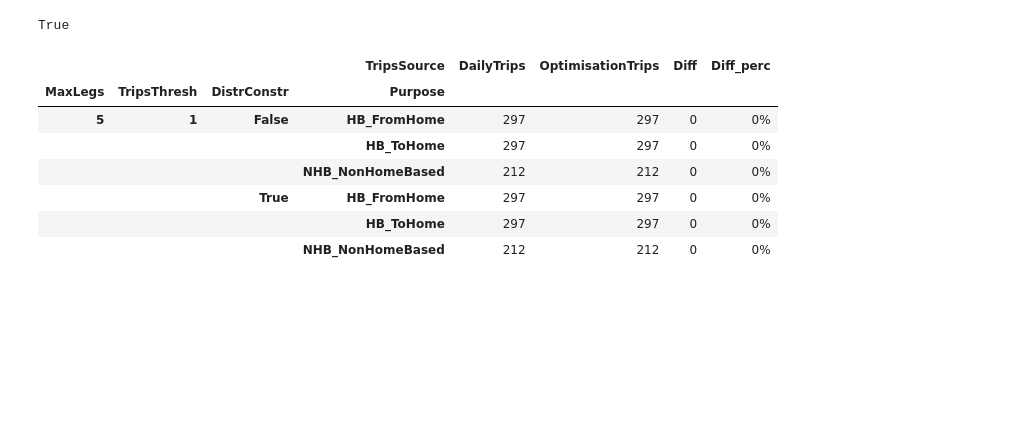
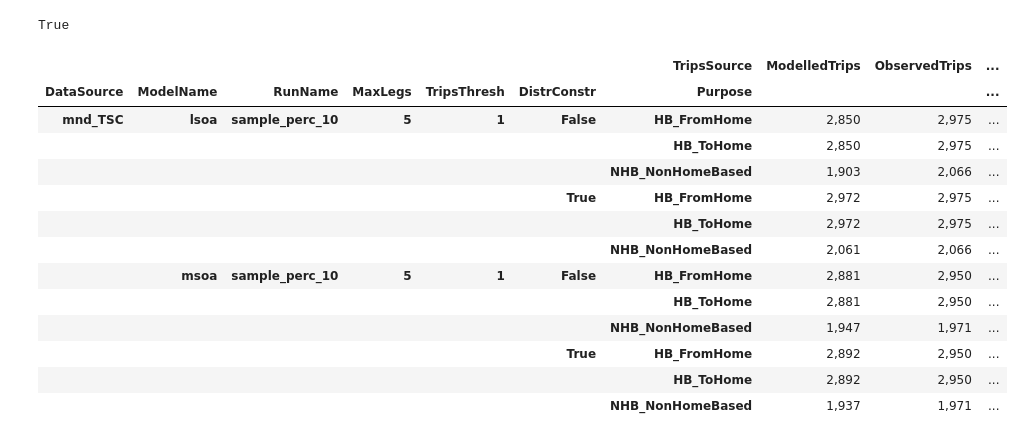
Before and after one commit to harisbal/od2trs, a Jupyter notebook: analysis/optimisation_results.ipynb, the cells around one changed output. Saved outputs shown, nothing was run; the diff lists cells and outputs as text; code cells hidden in the pictures; blank space fills up the shorter version.

```diff
--- a/analysis/optimisation_results.ipynb
+++ b/analysis/optimisation_results.ipynb
@@ -54,7 +57,7 @@ def convert_optimisation_output_to_trips(tcs_descr, optim_output):
     df = tcs_descr.join(optim_output, how='right')
     grpby_cols = ['Origin', 'Destination', 'Purpose', 'Timeperiod']
     optimisation_trips = df.groupby(grpby_cols)['TimesUsed'].sum().squeeze()
-    optimisation_trips.name = 'OptimisationTrips'
+    optimisation_trips.name = 'ModelledTrips'
     return optimisation_trips
 # %%
 def get_modelled_trips(paths):
@@ -129,7 +119,7 @@ def prepare_ditribution_comparison(fldrpaths):
     observed_distr = observed_distr.squeeze()
 
     distr_comp = observed_distr.to_frame().join(optim_distr, rsuffix='_')
-    distr_comp.columns = ['Observed', 'Estimated']
+    distr_comp.columns = ['Observed', 'Modelled']
     distr_comp.columns.name = 'Source'
     distr_comp = distr_comp.stack()
     distr_comp.name = 'Percentage'
@@ -256,7 +270,22 @@ dtype of optimisation results before conversion to integer: float64
 # %%
-export = False
+comparisons = dict()
+
+ods = list()
+distrs = list()
+descrs = list()
+
+for ri in run_info:
+    comp_ods, comp_distrs, comp_descrs = main(list(ri))
+    ods.append(comp_ods)
+    distrs.append(comp_distrs)
+    descrs.append(comp_descrs)
+
+comparisons['ods'] = pd.concat(ods)
+comparisons['distrs'] = pd.concat(distrs)
+comparisons['descrs'] = pd.concat(descrs)
+
 if export:
-    mdl_nchains.to_csv(os.path.join(out_folder, 'optimisation_results.csv'), header=True, index=True)
-    comp_distrs.to_csv(os.path.join(out_folder, 'comparison_distributions.csv'), header=True, index=True)
-    comp_ods.to_csv(os.path.join(out_folder, 'comparison_od.csv'), header=True)
-    comp_descrs.to_csv(os.path.join(out_folder, 'comparison_descrs.csv'), header=True, index=True)
+    #mdl_nchains.to_csv(os.path.join(out_folder, 'optimisation_results.csv'), header=True, index=True)
+    comparisons['ods'].to_csv(os.path.join(out_folder, 'comparison_od.csv'), header=True)
+    comparisons['distrs'].to_csv(os.path.join(out_folder, 'comparison_distributions.csv'), header=True, index=True)
+    comparisons['descrs'].to_csv(os.path.join(out_folder, 'comparison_descrs.csv'), header=True, index=True)
@@ -272,26 +318,36 @@ df['BelowTolerance'].all()
 # %% [output]
 True
 # %%
-df = comp_ods.groupby(level=['MaxLegs', 'TripsThresh', 'DistrConstr', 'TripsSource', 'Purpose']).sum()
+grpby_lvls = ['DataSource', 'ModelName', 'RunName',
+              'MaxLegs', 'TripsThresh', 'DistrConstr',
+              'TripsSource', 'Purpose']
+
+df = comparisons['ods'].groupby(level=grpby_lvls).sum()
 
 df = df.unstack('TripsSource')
 
-df['Diff'] = df.DailyTrips - df.OptimisationTrips
-df['Diff_perc'] = df.OptimisationTrips/df.DailyTrips - 1
+df['Diff'] = df.ObservedTrips - df.ModelledTrips
+df['Diff_perc'] = df.ModelledTrips/df.ObservedTrips - 1
 
 df.style.format({
-    'OptimisationTrips': '{:,.0f}'.format,
-    'DailyTrips': '{:,.0f}'.format,
+    'ModelledTrips': '{:,.0f}'.format,
+    'ObservedTrips': '{:,.0f}'.format,
     'Diff': '{:,.0f}'.format,
     'Diff_perc': '{:.0%}'.format
 })
 # %% [output]
-|  |  |  | TripsSource | DailyTrips | OptimisationTrips | Diff | Diff_perc |
-| MaxLegs | TripsThresh | DistrConstr | Purpose |  |  |  |  |
-| 5 | 1 | False | HB_FromHome | 297 | 297 | 0 | 0% |
-|  |  |  | HB_ToHome | 297 | 297 | 0 | 0% |
-|  |  |  | NHB_NonHomeBased | 212 | 212 | 0 | 0% |
-|  |  | True | HB_FromHome | 297 | 297 | 0 | 0% |
-|  |  |  | HB_ToHome | 297 | 297 | 0 | 0% |
-|  |  |  | NHB_NonHomeBased | 212 | 212 | 0 | 0% |
+|  |  |  |  |  |  | TripsSource | ModelledTrips | ObservedTrips | ... |
+| DataSource | ModelName | RunName | MaxLegs | TripsThresh | DistrConstr | Purpose |  |  | ... |
+| mnd_TSC | lsoa | sample_perc_10 | 5 | 1 | False | HB_FromHome | 2,850 | 2,975 | ... |
+|  |  |  |  |  |  | HB_ToHome | 2,850 | 2,975 | ... |
+|  |  |  |  |  |  | NHB_NonHomeBased | 1,903 | 2,066 | ... |
+|  |  |  |  |  | True | HB_FromHome | 2,972 | 2,975 | ... |
+|  |  |  |  |  |  | HB_ToHome | 2,972 | 2,975 | ... |
+|  |  |  |  |  |  | NHB_NonHomeBased | 2,061 | 2,066 | ... |
+|  | msoa | sample_perc_10 | 5 | 1 | False | HB_FromHome | 2,881 | 2,950 | ... |
+|  |  |  |  |  |  | HB_ToHome | 2,881 | 2,950 | ... |
+|  |  |  |  |  |  | NHB_NonHomeBased | 1,947 | 1,971 | ... |
+|  |  |  |  |  | True | HB_FromHome | 2,892 | 2,950 | ... |
+|  |  |  |  |  |  | HB_ToHome | 2,892 | 2,950 | ... |
+|  |  |  |  |  |  | NHB_NonHomeBased | 1,937 | 1,971 | ... |
 # %%
```
Also changed, not shown: parts of 19 cells of this notebook, 2 other files.
